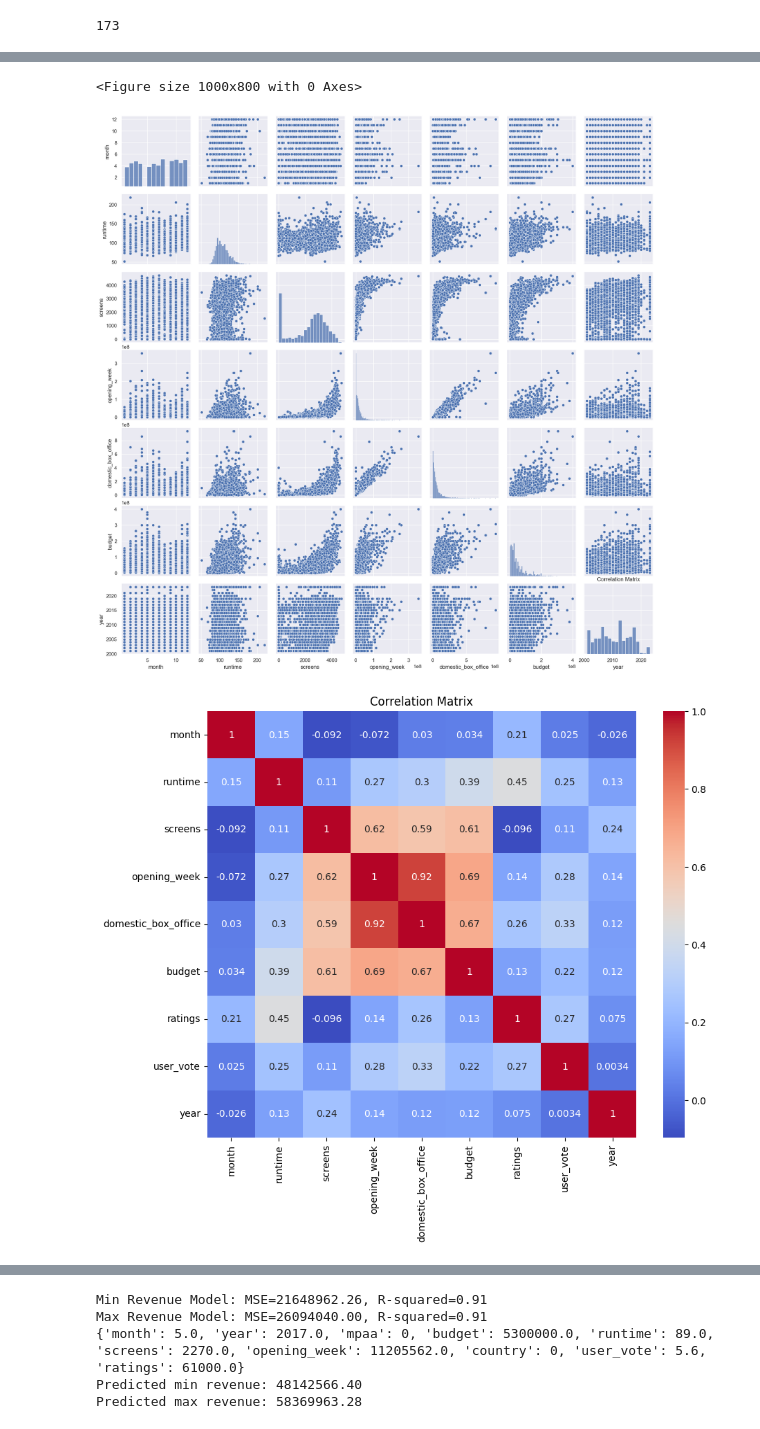
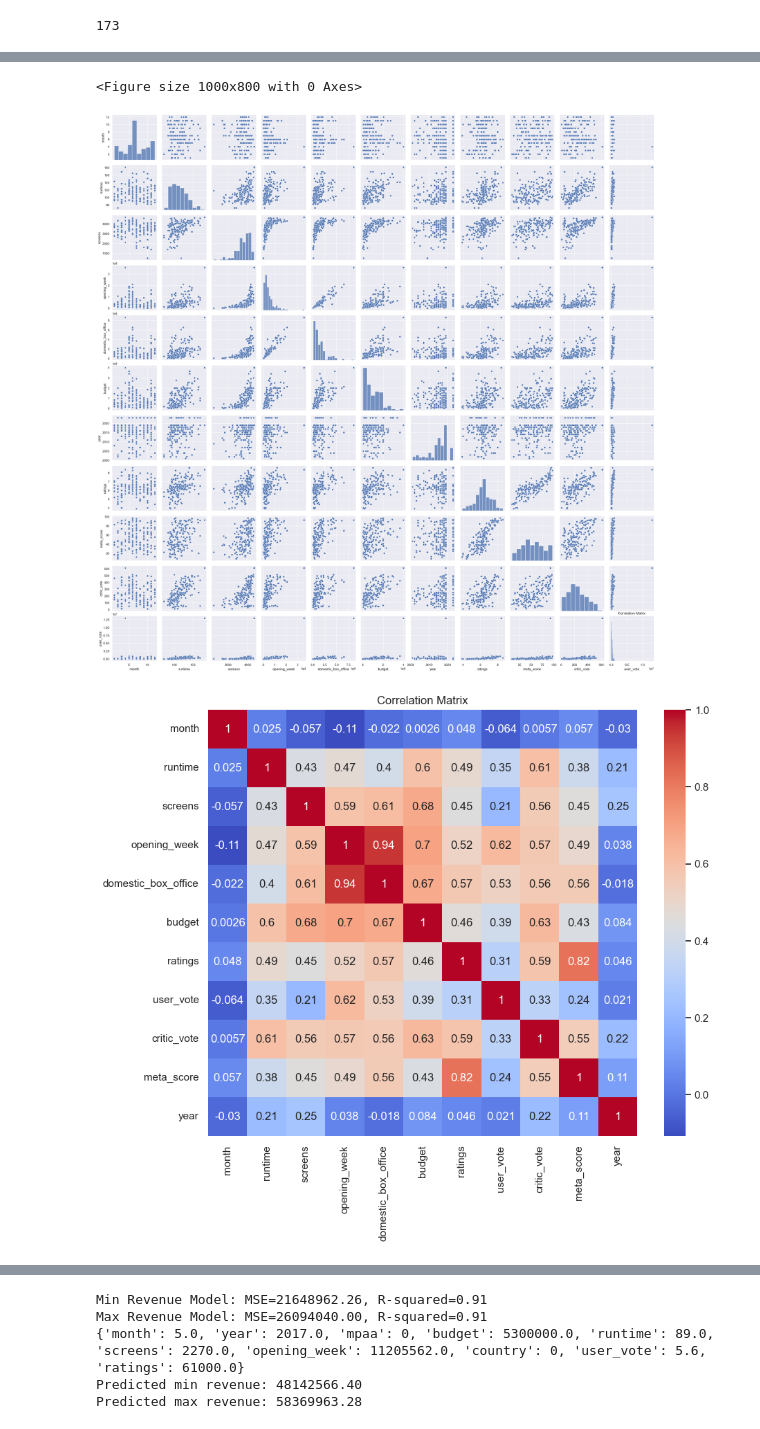
Before and after one commit to QuanTH02/2023.2-Data-Science, a Jupyter notebook: test.ipynb, the cells around one changed output, grey strips where cells are left out. Saved outputs shown, nothing was run; the diff lists cells and outputs as text; code cells hidden in the pictures.

```diff
--- a/test.ipynb
+++ b/test.ipynb
@@ -42,17 +42,3 @@ df.head(5)
-# %%
-df = df.dropna(
-    subset=[
-        "movie_name",
-        "month",
-        "year",
-        "mpaa",
-        "budget",
-        "runtime",
-        "screens",
-        "opening_week",
-        "domestic_box_office",
-    ]
-)
 # %%
 df.isnull().sum()
 # %% [output]
@@ -86,7 +72,3 @@ print(row_count)
 # %% [output]
 3008
 2733
-# %%
-df.dropna(subset=["month","year","runtime","budget","mpaa","screens","opening_week","domestic_box_office"], inplace=True)
-row_count = df.shape[0]
-print(row_count)
@@ -314,39 +294,45 @@ columns = [
     "domestic_box_office",
     "budget",
     "year",
+    "ratings",
+    "meta_score",
+    "critic_vote",
+    "user_vote",
 ]
 correlation_matrix = df[columns].corr()
 
-plt.figure(figsize=(10, 8))
+plt.figure(figsize=(16, 12))
 sns.pairplot(df[columns])
 plt.title("Correlation Matrix")
 plt.show()
 # %% [output]
 <Figure size 1000x800 with 0 Axes>
-[figure, old version]
+[figure, new version]
 # %%
 import seaborn as sns
 import matplotlib.pyplot as plt
 
 columns = [
     "month",
     "runtime",
     "screens",
     "opening_week",
     "domestic_box_office",
     "budget",
     "ratings",
     "user_vote",
+    "critic_vote",
+    "meta_score",
     "year",
 ]
 correlation_matrix = df[columns].corr()
 
 plt.figure(figsize=(10, 8))
 sns.heatmap(correlation_matrix, annot=True, cmap='coolwarm')
 plt.title('Correlation Matrix')
 plt.show()
 # %% [output]
-[figure, old version]
+[figure, new version]
 # %%
 from sklearn.model_selection import train_test_split
 from sklearn.ensemble import RandomForestRegressor
```
Also changed, not shown: parts of 16 cells of this notebook.
